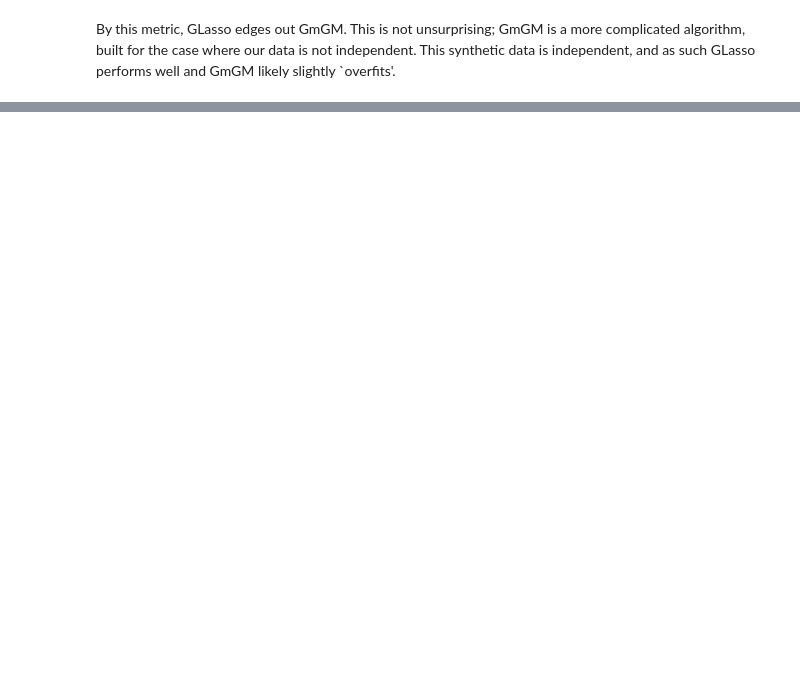
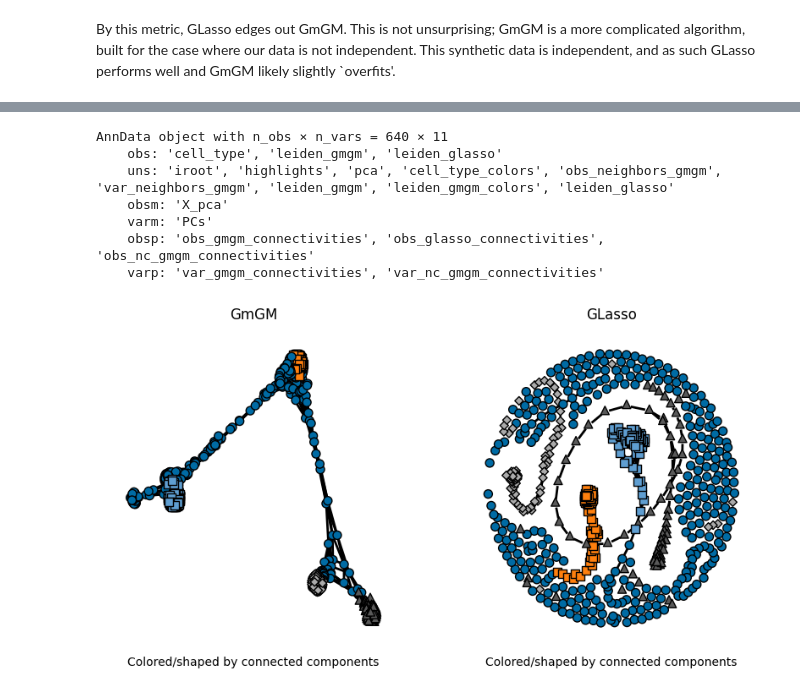
Before and after one commit to BaileyAndrew/ellis-summerschool, a Jupyter notebook: notebooks/graphical-models.ipynb, the cells around one changed output, grey strips where cells are left out. Saved outputs shown, nothing was run; the diff lists cells and outputs as text; code cells hidden in the pictures; blank space fills up the shorter version.

```diff
--- a/notebooks/graphical-models.ipynb
+++ b/notebooks/graphical-models.ipynb
@@ -182,0 +359,9 @@ By this metric, GLasso edges out GmGM.  This is not unsurprising; GmGM is a more
+# %%
+krum_data = GmGM.GmGM(
+    krum_data,
+    to_keep=0.05,
+    min_edges={"obs": 5, "var": 3}, # to ensure the graphs have no singletons
+    centering_method='avg-overall'
+)
+print(krum_data.obsp['obs_gmgm_connectivities'])
+krum_data
@@ -182,0 +445,4 @@ By this metric, GLasso edges out GmGM.  This is not unsurprising; GmGM is a more
+# %%
+krum_data.obsp['obs_nc_gmgm_connectivities'] = results_gmgm_noncentral['cell']
+krum_data.varp['var_nc_gmgm_connectivities'] = results_gmgm_noncentral['gene']
+results_gmgm_noncentral['cell']
@@ -182,0 +452,12 @@ By this metric, GLasso edges out GmGM.  This is not unsurprising; GmGM is a more
+# %%
+good_edges = 0
+total_edges = 0
+for (i, j) in itertools.combinations(range(640), 2):
+    edge_val = krum_data.obsp['obs_nc_gmgm_connectivities'][i, j]
+    if edge_val == 0:
+        continue
+    total_edges += 1
+    if krum_data.obs["cell_type"].iloc[i] == krum_data.obs["cell_type"].iloc[j]:
+        good_edges += 1
+
+print(good_edges / total_edges)
@@ -182,0 +624,28 @@ By this metric, GLasso edges out GmGM.  This is not unsurprising; GmGM is a more
+# %%
+fig, (ax1, ax2) = plt.subplots(figsize=(10, 5), ncols=2)
+plot_cells(
+   "GmGM",
+   krum_data,
+   layout='fr',
+   graph_type='obs_gmgm_connectivities',
+   fig=fig,
+   ax=ax1
+)
+plot_cells(
+   "GLasso",
+   krum_data,
+   layout='fr',
+   graph_type='obs_glasso_connectivities',
+   fig=fig,
+   ax=ax2
+)
+krum_data
+# %% [output]
+AnnData object with n_obs × n_vars = 640 × 11
+    obs: 'cell_type', 'leiden_gmgm', 'leiden_glasso'
+    uns: 'iroot', 'highlights', 'pca', 'cell_type_colors', 'obs_neighbors_gmgm', 'var_neighbors_gmgm', 'leiden_gmgm', 'leiden_gmgm_colors', 'leiden_glasso'
+    obsm: 'X_pca'
+    varm: 'PCs'
+    obsp: 'obs_gmgm_connectivities', 'obs_glasso_connectivities', 'obs_nc_gmgm_connectivities'
+    varp: 'var_gmgm_connectivities', 'var_nc_gmgm_connectivities'
+[figure, added]
```
Also changed, not shown: parts of 29 cells of this notebook, 2 other files.
